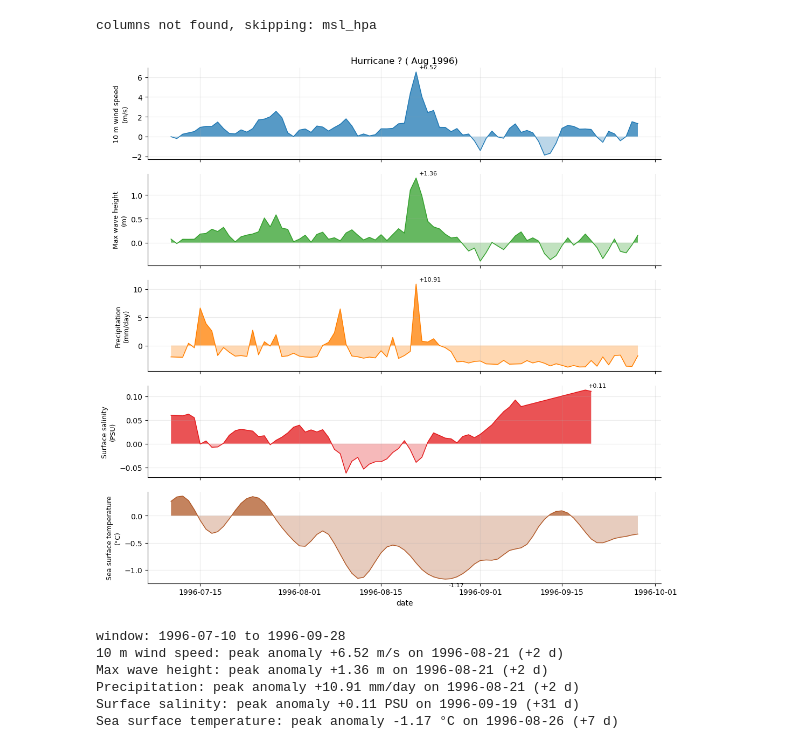
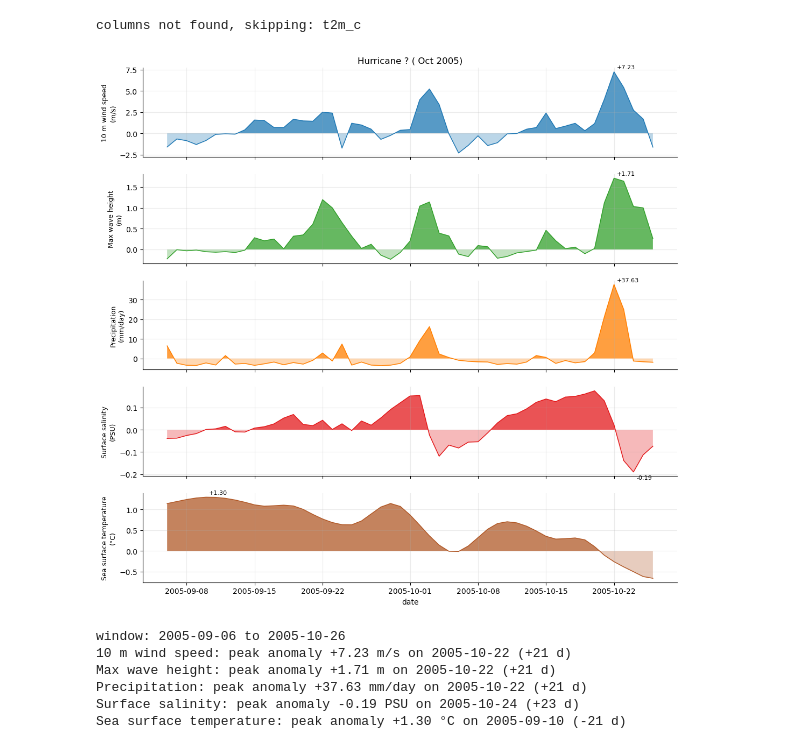
Before and after one commit to florisytzen5/MDP, a Jupyter notebook: Climatology/Clima_v4.ipynb, the cells around one changed output. Cells and saved outputs as stored; diff of their text form; code cells hidden in the pictures.

```diff
--- a/Climatology/Clima_v4.ipynb
+++ b/Climatology/Clima_v4.ipynb
@@ -71,7 +71,7 @@ def load_series(var, cell='c1'):
 # %%
 from scipy import stats
 
-VAR  = 'precip_mm'      # any key from VARIABLES except 'wave_dir_deg'
+VAR  = 'wind_speed_ms'      # any key from VARIABLES except 'wave_dir_deg'
 CELL = 'c1'         # ERA5-Land only: rerun with 'c2' to cross-check
 WINDOW, SMOOTH = 11, 31    # days: percentile window and smoothing
 DETREND = None             # None = automatic (only if >= 20 years of data)
@@ -327,7 +327,7 @@ plt.show()
 # %%
 
 EVENT_NAME = 'Hurricane Roxanne'
-EVENT_DATE = '1995-10'
+EVENT_DATE = '1994-7'
 DAYS_BEFORE = 20
 DAYS_AFTER = 60
 
@@ -338,7 +338,7 @@ FILES = {
 }
 
 PANELS = [
-    ('era5',     'msl_hpa',              'Mean sea level pressure', 'hPa',   '#6a3d9a'),
+    ('era5land',     't2m_c',              'Mean Air Temperature', '°C',   '#6a3d9a'),
     ('era5',     'wind_speed_ms',        '10 m wind speed',         'm/s',   '#1f78b4'),
     ('era5',     'hs_max_m',             'Max wave height',         'm',     '#33a02c'),
     ('era5land', 'precip_mm_c1',         'Precipitation',           'mm/day','#ff7f00'),
@@ -436,8 +431,8 @@ Sea surface temperature: peak anomaly +1.30 °C on 1995-09-20 (-11 d)
 # %%
 EVENT_NAME = 'Hurricane ?'
-EVENT_DATE = '1996-08-19'
-DAYS_BEFORE = 40
-DAYS_AFTER = 40
+EVENT_DATE = '2005-10-01'
+DAYS_BEFORE = 25
+DAYS_AFTER = 25
 
 FILES = {
     'era5':     'Sisal_ERA5_daily_all.csv',
@@ -446,7 +441,7 @@ FILES = {
 }
 
 PANELS = [
-    ('era5',     'msl_hpa',              'Mean sea level pressure', 'hPa',   '#6a3d9a'),
+    ('era5land', 't2m_c',              'Mean Air Temperature', '°C',   '#6a3d9a'),
     ('era5',     'wind_speed_ms',        '10 m wind speed',         'm/s',   '#1f78b4'),
     ('era5',     'hs_max_m',             'Max wave height',         'm',     '#33a02c'),
     ('era5land', 'precip_mm_c1',         'Precipitation',           'mm/day','#ff7f00'),
@@ -506,38 +501,38 @@ for ax, (src, col, label, unit, color) in zip(axes, panels):
                     interpolate=True, linewidth=0)
     ax.fill_between(w.index, w.values, 0, where=(w.values < 0), color=color, alpha=0.30,
                     interpolate=True, linewidth=0)
     ax.plot(w.index, w.values, color=color, lw=1.1)
     #ax.axhline(0, color='grey', lw=0.8)
     #ax.axvline(t0, color='black', lw=1.2, ls='--')
     ax.set_ylabel(f'{label}\n({unit})', fontsize=9)
     ax.grid(alpha=0.25)
     ax.spines[['top', 'right']].set_visible(False)
     peak = w.abs().idxmax()
     if pd.notna(peak):
         ax.annotate(f'{w.loc[peak]:+.2f}', xy=(peak, w.loc[peak]), fontsize=8,
                     xytext=(4, 4 if w.loc[peak] >= 0 else -10), textcoords='offset points')
 
 axes[0].set_title(f'{EVENT_NAME} ({t0: %b %Y})',
                   fontsize=12)
 axes[-1].set_xlabel('date')
 fig.tight_layout()
 plt.show()
 
 print(f'window: {lo:%Y-%m-%d} to {hi:%Y-%m-%d}')
 for src, col, label, unit, _ in panels:
     w = anomaly(data[src][col]).loc[lo:hi]
     if w.dropna().empty:
         print(f'{label}: no data in window')
         continue
     peak = w.abs().idxmax()
     print(f'{label}: peak anomaly {w.loc[peak]:+.2f} {unit} on {peak:%Y-%m-%d} '
           f'({(peak - t0).days:+d} d)')
 # %% [output]
-columns not found, skipping: msl_hpa
+columns not found, skipping: t2m_c
-[figure, old version]
+[figure, new version]
-window: 1996-07-10 to 1996-09-28
-10 m wind speed: peak anomaly +6.52 m/s on 1996-08-21 (+2 d)
-Max wave height: peak anomaly +1.36 m on 1996-08-21 (+2 d)
-Precipitation: peak anomaly +10.91 mm/day on 1996-08-21 (+2 d)
-Surface salinity: peak anomaly +0.11 PSU on 1996-09-19 (+31 d)
-Sea surface temperature: peak anomaly -1.17 °C on 1996-08-26 (+7 d)
+window: 2005-09-06 to 2005-10-26
+10 m wind speed: peak anomaly +7.23 m/s on 2005-10-22 (+21 d)
+Max wave height: peak anomaly +1.71 m on 2005-10-22 (+21 d)
+Precipitation: peak anomaly +37.63 mm/day on 2005-10-22 (+21 d)
+Surface salinity: peak anomaly -0.19 PSU on 2005-10-24 (+23 d)
+Sea surface temperature: peak anomaly +1.30 °C on 2005-09-10 (-21 d)
```
Also changed, not shown: parts of 8 cells of this notebook.
